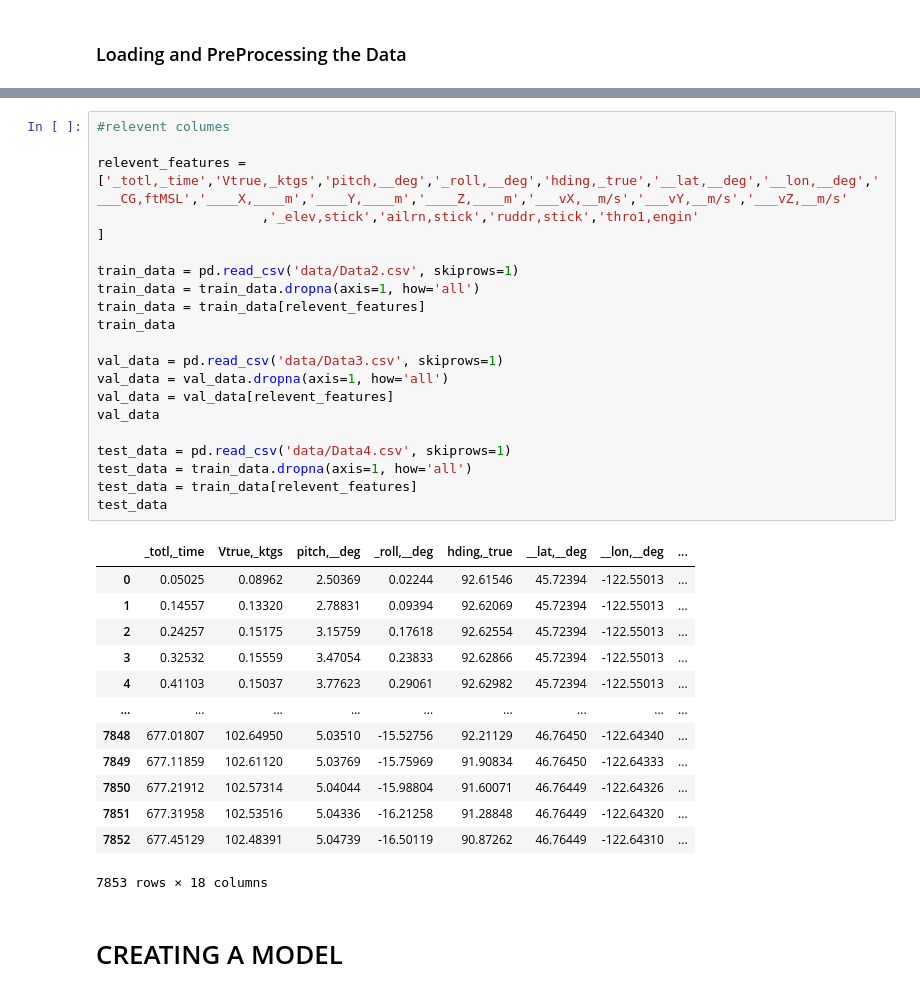
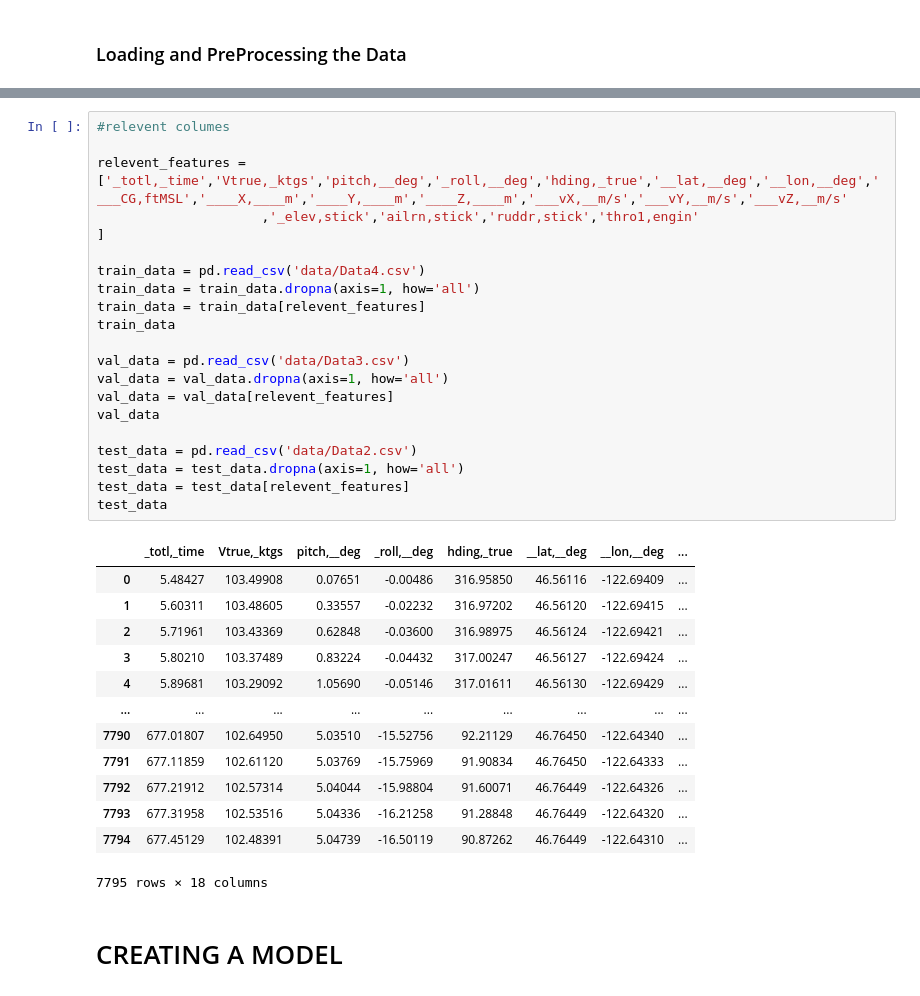
Before and after one commit to Peridan9/PINN-module-for-aircraft-simulator, a Jupyter notebook: PinnProject.ipynb, the cells around one changed output, grey strips where cells are left out. Saved outputs shown, nothing was run; the diff lists cells and outputs as text.

```diff
--- a/PinnProject.ipynb
+++ b/PinnProject.ipynb
@@ -229,38 +23,38 @@ max            NaN          NaN          NaN          NaN       1.000000
 # %%
 #relevent columes
 
 relevent_features = ['_totl,_time','Vtrue,_ktgs','pitch,__deg','_roll,__deg','hding,_true','__lat,__deg','__lon,__deg','___CG,ftMSL','____X,____m','____Y,____m','____Z,____m','___vX,__m/s','___vY,__m/s','___vZ,__m/s'
                      ,'_elev,stick','ailrn,stick','ruddr,stick','thro1,engin'
 ]
 
-train_data = pd.read_csv('data/Data2.csv', skiprows=1)
+train_data = pd.read_csv('data/Data4.csv')
 train_data = train_data.dropna(axis=1, how='all')
 train_data = train_data[relevent_features]
 train_data
 
-val_data = pd.read_csv('data/Data3.csv', skiprows=1)
+val_data = pd.read_csv('data/Data3.csv')
 val_data = val_data.dropna(axis=1, how='all')
 val_data = val_data[relevent_features]
 val_data
 
-test_data = pd.read_csv('data/Data4.csv', skiprows=1)
-test_data = train_data.dropna(axis=1, how='all')
-test_data = train_data[relevent_features]
+test_data = pd.read_csv('data/Data2.csv')
+test_data = test_data.dropna(axis=1, how='all')
+test_data = test_data[relevent_features]
 test_data
 # %% [output]
 |  | _totl,_time | Vtrue,_ktgs | pitch,__deg | _roll,__deg | hding,_true | __lat,__deg | __lon,__deg | ... |
-| 0 | 0.05025 | 0.08962 | 2.50369 | 0.02244 | 92.61546 | 45.72394 | -122.55013 | ... |
-| 1 | 0.14557 | 0.13320 | 2.78831 | 0.09394 | 92.62069 | 45.72394 | -122.55013 | ... |
-| 2 | 0.24257 | 0.15175 | 3.15759 | 0.17618 | 92.62554 | 45.72394 | -122.55013 | ... |
-| 3 | 0.32532 | 0.15559 | 3.47054 | 0.23833 | 92.62866 | 45.72394 | -122.55013 | ... |
-| 4 | 0.41103 | 0.15037 | 3.77623 | 0.29061 | 92.62982 | 45.72394 | -122.55013 | ... |
+| 0 | 5.48427 | 103.49908 | 0.07651 | -0.00486 | 316.95850 | 46.56116 | -122.69409 | ... |
+| 1 | 5.60311 | 103.48605 | 0.33557 | -0.02232 | 316.97202 | 46.56120 | -122.69415 | ... |
+| 2 | 5.71961 | 103.43369 | 0.62848 | -0.03600 | 316.98975 | 46.56124 | -122.69421 | ... |
+| 3 | 5.80210 | 103.37489 | 0.83224 | -0.04432 | 317.00247 | 46.56127 | -122.69424 | ... |
+| 4 | 5.89681 | 103.29092 | 1.05690 | -0.05146 | 317.01611 | 46.56130 | -122.69429 | ... |
 | ... | ... | ... | ... | ... | ... | ... | ... | ... |
-| 7848 | 677.01807 | 102.64950 | 5.03510 | -15.52756 | 92.21129 | 46.76450 | -122.64340 | ... |
-| 7849 | 677.11859 | 102.61120 | 5.03769 | -15.75969 | 91.90834 | 46.76450 | -122.64333 | ... |
-| 7850 | 677.21912 | 102.57314 | 5.04044 | -15.98804 | 91.60071 | 46.76449 | -122.64326 | ... |
-| 7851 | 677.31958 | 102.53516 | 5.04336 | -16.21258 | 91.28848 | 46.76449 | -122.64320 | ... |
-| 7852 | 677.45129 | 102.48391 | 5.04739 | -16.50119 | 90.87262 | 46.76449 | -122.64310 | ... |
+| 7790 | 677.01807 | 102.64950 | 5.03510 | -15.52756 | 92.21129 | 46.76450 | -122.64340 | ... |
+| 7791 | 677.11859 | 102.61120 | 5.03769 | -15.75969 | 91.90834 | 46.76450 | -122.64333 | ... |
+| 7792 | 677.21912 | 102.57314 | 5.04044 | -15.98804 | 91.60071 | 46.76449 | -122.64326 | ... |
+| 7793 | 677.31958 | 102.53516 | 5.04336 | -16.21258 | 91.28848 | 46.76449 | -122.64320 | ... |
+| 7794 | 677.45129 | 102.48391 | 5.04739 | -16.50119 | 90.87262 | 46.76449 | -122.64310 | ... |
-7853 rows × 18 columns
+7795 rows × 18 columns
 # %% [markdown]
 # CREATING A MODEL
 # %%
```
Also changed, not shown: parts of 23 cells of this notebook, 6 other files.
